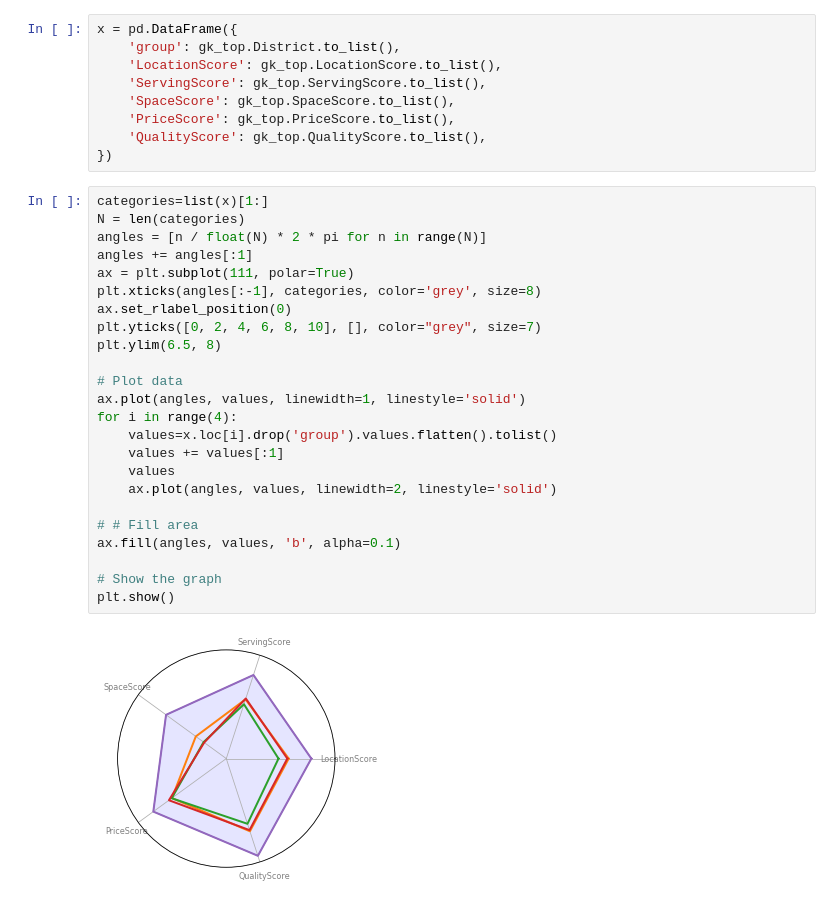
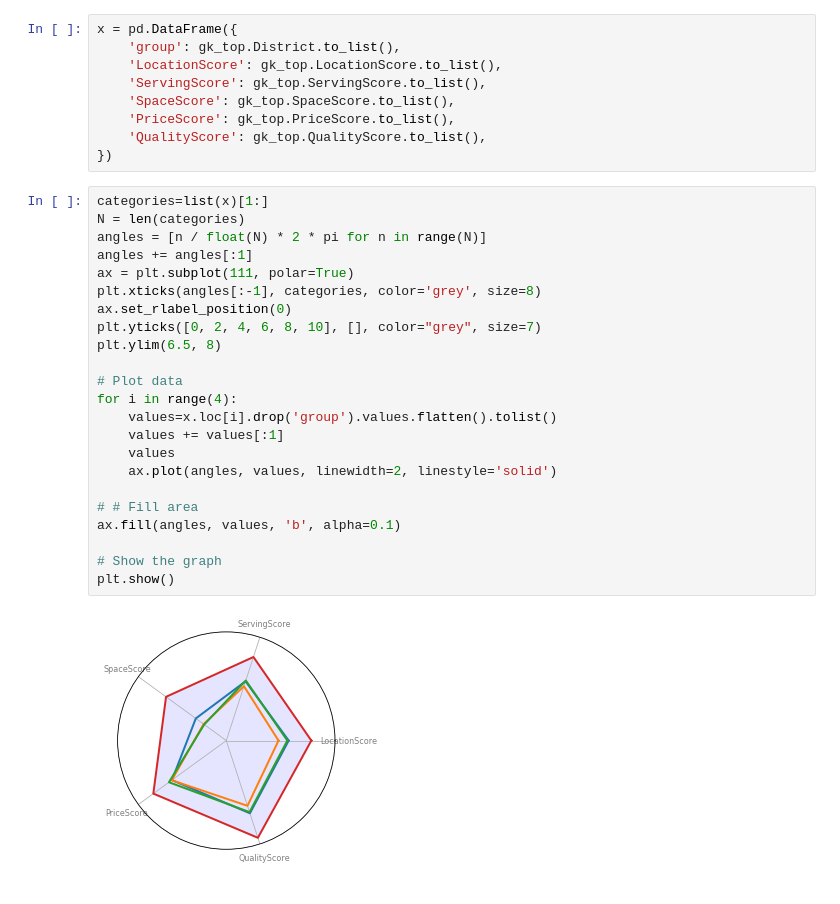
Before and after one commit to InventN/foody_API_data, a Jupyter notebook: crawl_data_api.ipynb, the cells around one changed output. Saved outputs shown, nothing was run; the diff lists cells and outputs as text.

```diff
--- a/crawl_data_api.ipynb
+++ b/crawl_data_api.ipynb
@@ -309,26 +309,25 @@ x = pd.DataFrame({
 # %%
 categories=list(x)[1:]
 N = len(categories)
 angles = [n / float(N) * 2 * pi for n in range(N)]
 angles += angles[:1]
 ax = plt.subplot(111, polar=True)
 plt.xticks(angles[:-1], categories, color='grey', size=8)
 ax.set_rlabel_position(0)
 plt.yticks([0, 2, 4, 6, 8, 10], [], color="grey", size=7)
 plt.ylim(6.5, 8)
 
 # Plot data
-ax.plot(angles, values, linewidth=1, linestyle='solid')
 for i in range(4):
     values=x.loc[i].drop('group').values.flatten().tolist()
     values += values[:1]
     values
     ax.plot(angles, values, linewidth=2, linestyle='solid')
 
 # # Fill area
 ax.fill(angles, values, 'b', alpha=0.1)
 
 # Show the graph
 plt.show()
 # %% [output]
-[figure, old version]
+[figure, new version]
```
